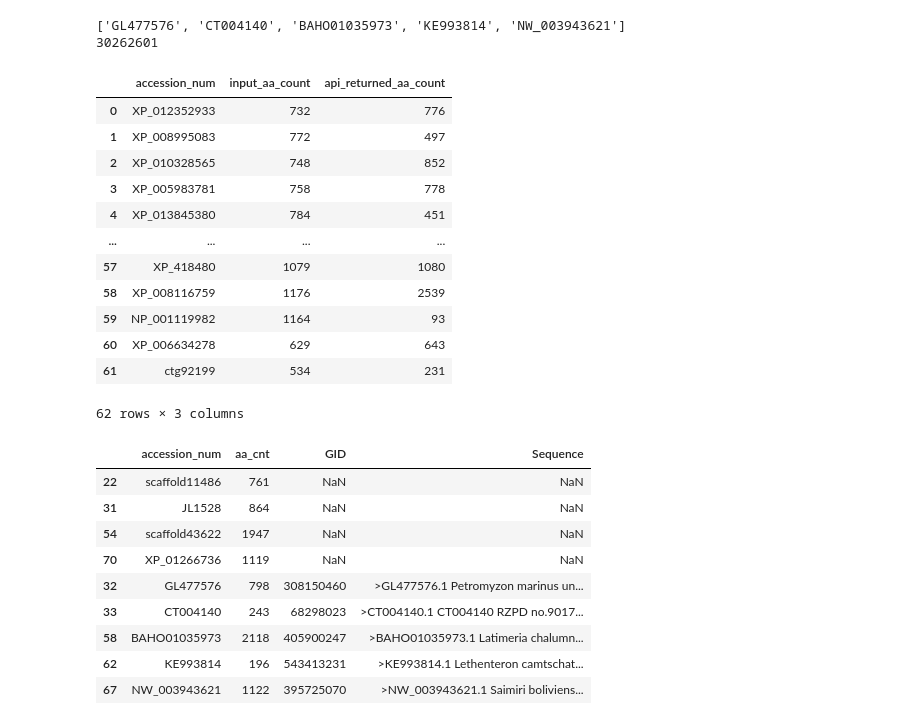
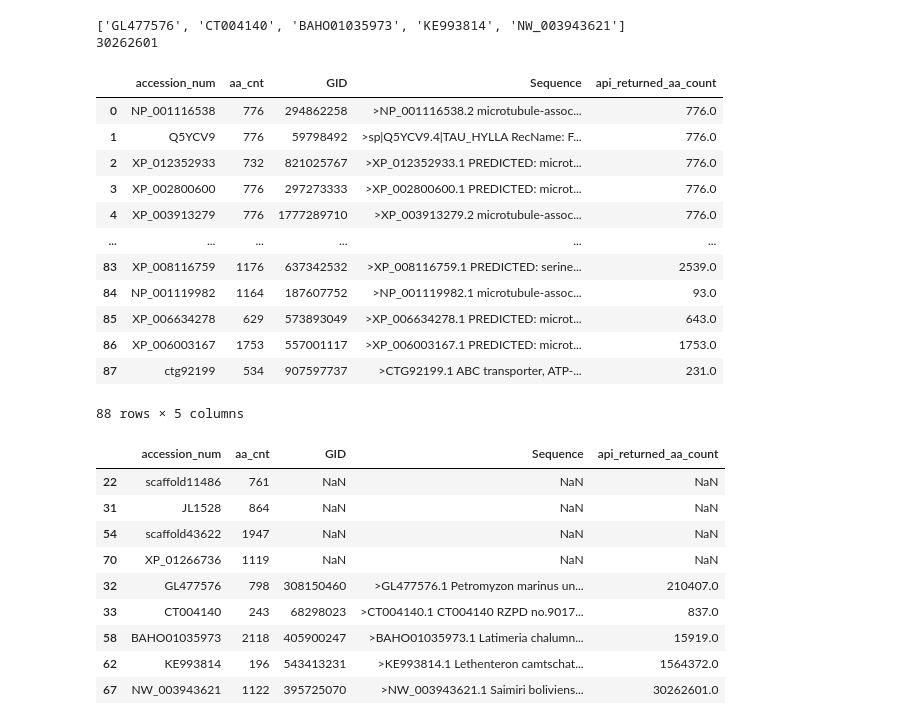
Before and after one commit to jsheppard95/MAPT_Phylogeny, a Jupyter notebook: Protein_Sequence_Search.ipynb, the cells around one changed output. Drawn from its saved outputs; the diff is of its cells as text; code cells hidden in the pictures.

```diff
--- a/Protein_Sequence_Search.ipynb
+++ b/Protein_Sequence_Search.ipynb
@@ -214,43 +214,36 @@ print(cnt)
 # %%
 # Checking proteins whose sequence lengths do not match the aa counts in the input file
 # Most obvious Mismatches:
 # nucleotide sequences for correct protein (GL477576, BAHO01035973, KE993814, NW_003943621)
 # mRNA sequence for incorrect protein (CT004140)
 
-# First Remove rows containing NaN's:
-protein_df_filt = protein_df.dropna()
-protein_df_filt.head()
+ret_cnts = []
+for i in range(len(protein_df)):
+    protein = protein_df.iloc[i]["accession_num"]
+    in_cnt = protein_df.iloc[i]["aa_cnt"]  # aa count from infile
+    gid = protein_df.iloc[i]["GID"]
+    if gid is not np.NaN:
+        ret_cnt = get_sequence_and_count(protein_df, protein)[0]  ## aa count from API returned sequence
+        ret_cnts.append(ret_cnt)
+    else:
+        ret_cnts.append(np.NaN)
 
-aa_mismatch_proteins = []
-input_aa_cnts = []
-api_ret_aa_cnts = []
-for i in range(len(protein_df_filt)):
-    protein = protein_df_filt.iloc[i]["accession_num"]
-    in_cnt = protein_df_filt.iloc[i]["aa_cnt"]  # aa count from infile
-    ret_cnt = get_sequence_and_count(protein_df_filt, protein)[0]  ## aa count from API returned sequence
-    if in_cnt != ret_cnt:
-        aa_mismatch_proteins.append(protein)
-        input_aa_cnts.append(in_cnt)
-        api_ret_aa_cnts.append(ret_cnt)
-
-aa_mismatch_df = pd.DataFrame({"accession_num": aa_mismatch_proteins,
-                               "input_aa_count": input_aa_cnts,
-                               "api_returned_aa_count": api_ret_aa_cnts})
-aa_mismatch_df  # finding 62 proteins return aa counts different from those defined in input file
+protein_df["api_returned_aa_count"] = ret_cnts
+protein_df
 # %% [output]
-|  | accession_num | input_aa_count | api_returned_aa_count |
-| 0 | XP_012352933 | 732 | 776 |
-| 1 | XP_008995083 | 772 | 497 |
-| 2 | XP_010328565 | 748 | 852 |
-| 3 | XP_005983781 | 758 | 778 |
-| 4 | XP_013845380 | 784 | 451 |
-| ... | ... | ... | ... |
-| 57 | XP_418480 | 1079 | 1080 |
-| 58 | XP_008116759 | 1176 | 2539 |
-| 59 | NP_001119982 | 1164 | 93 |
-| 60 | XP_006634278 | 629 | 643 |
-| 61 | ctg92199 | 534 | 231 |
+|  | accession_num | aa_cnt | GID | Sequence | api_returned_aa_count |
+| 0 | NP_001116538 | 776 | 294862258 | >NP_001116538.2 microtubule-assoc... | 776.0 |
+| 1 | Q5YCV9 | 776 | 59798492 | >sp|Q5YCV9.4|TAU_HYLLA RecName: F... | 776.0 |
+| 2 | XP_012352933 | 732 | 821025767 | >XP_012352933.1 PREDICTED: microt... | 776.0 |
+| 3 | XP_002800600 | 776 | 297273333 | >XP_002800600.1 PREDICTED: microt... | 776.0 |
+| 4 | XP_003913279 | 776 | 1777289710 | >XP_003913279.2 microtubule-assoc... | 776.0 |
+| ... | ... | ... | ... | ... | ... |
+| 83 | XP_008116759 | 1176 | 637342532 | >XP_008116759.1 PREDICTED: serine... | 2539.0 |
+| 84 | NP_001119982 | 1164 | 187607752 | >NP_001119982.1 microtubule-assoc... | 93.0 |
+| 85 | XP_006634278 | 629 | 573893049 | >XP_006634278.1 PREDICTED: microt... | 643.0 |
+| 86 | XP_006003167 | 1753 | 557001117 | >XP_006003167.1 PREDICTED: microt... | 1753.0 |
+| 87 | ctg92199 | 534 | 907597737 | >CTG92199.1 ABC transporter, ATP-... | 231.0 |
-62 rows × 3 columns
+88 rows × 5 columns
 # %%
 # Summary of Proteins to be removed:
 protein_NaNs = show_NaN_rows(protein_df)
@@ -258,16 +251,16 @@ nuccore_df = protein_df[protein_df["accession_num"].isin(nuccore_proteins)]
 protein_drop_df = pd.concat([protein_NaNs, nuccore_df])
 protein_drop_df
 # %% [output]
-|  | accession_num | aa_cnt | GID | Sequence |
-| 22 | scaffold11486 | 761 | NaN | NaN |
-| 31 | JL1528 | 864 | NaN | NaN |
-| 54 | scaffold43622 | 1947 | NaN | NaN |
-| 70 | XP_01266736 | 1119 | NaN | NaN |
-| 32 | GL477576 | 798 | 308150460 | >GL477576.1 Petromyzon marinus un... |
-| 33 | CT004140 | 243 | 68298023 | >CT004140.1 CT004140 RZPD no.9017... |
-| 58 | BAHO01035973 | 2118 | 405900247 | >BAHO01035973.1 Latimeria chalumn... |
-| 62 | KE993814 | 196 | 543413231 | >KE993814.1 Lethenteron camtschat... |
-| 67 | NW_003943621 | 1122 | 395725070 | >NW_003943621.1 Saimiri boliviens... |
+|  | accession_num | aa_cnt | GID | Sequence | api_returned_aa_count |
+| 22 | scaffold11486 | 761 | NaN | NaN | NaN |
+| 31 | JL1528 | 864 | NaN | NaN | NaN |
+| 54 | scaffold43622 | 1947 | NaN | NaN | NaN |
+| 70 | XP_01266736 | 1119 | NaN | NaN | NaN |
+| 32 | GL477576 | 798 | 308150460 | >GL477576.1 Petromyzon marinus un... | 210407.0 |
+| 33 | CT004140 | 243 | 68298023 | >CT004140.1 CT004140 RZPD no.9017... | 837.0 |
+| 58 | BAHO01035973 | 2118 | 405900247 | >BAHO01035973.1 Latimeria chalumn... | 15919.0 |
+| 62 | KE993814 | 196 | 543413231 | >KE993814.1 Lethenteron camtschat... | 1564372.0 |
+| 67 | NW_003943621 | 1122 | 395725070 | >NW_003943621.1 Saimiri boliviens... | 30262601.0 |
 # %%
 # For now, remove the above five nuccore sequences
 # These are either:
```
Also changed, not shown: parts of 2 cells of this notebook.
